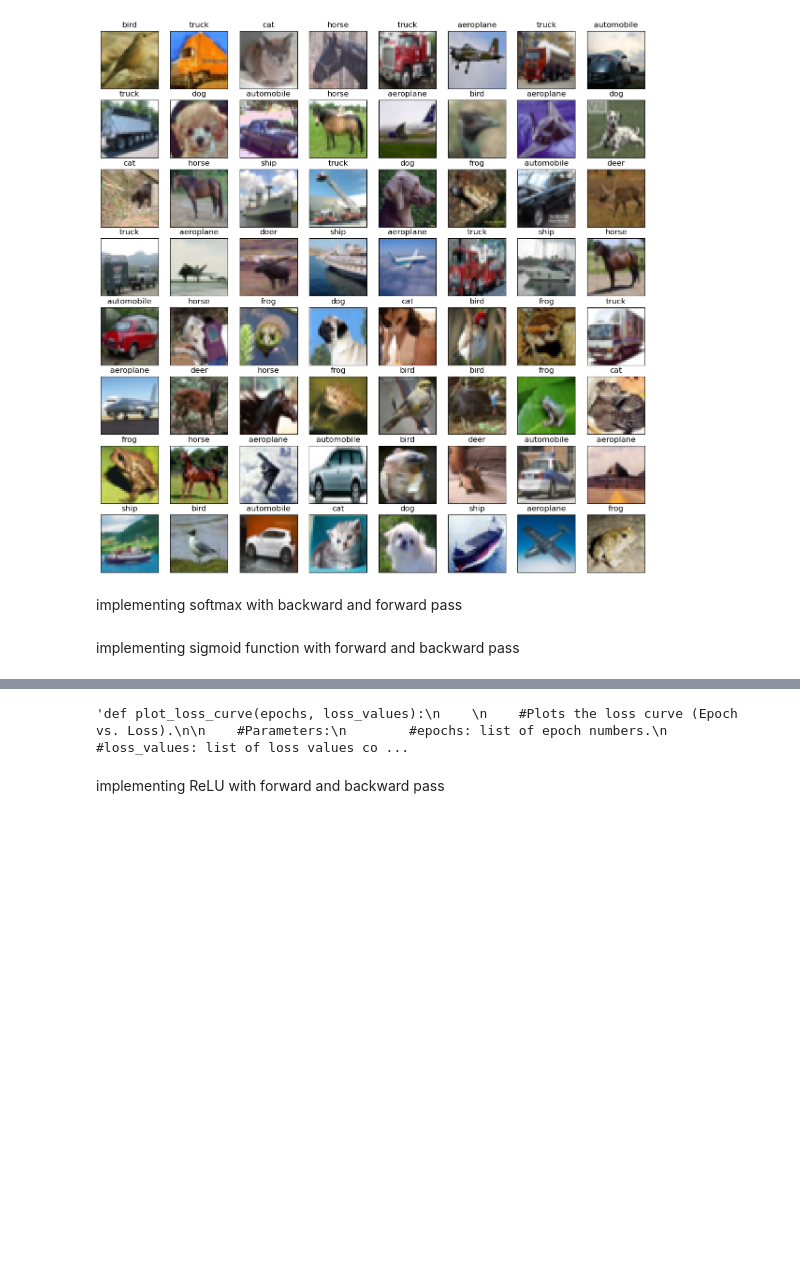
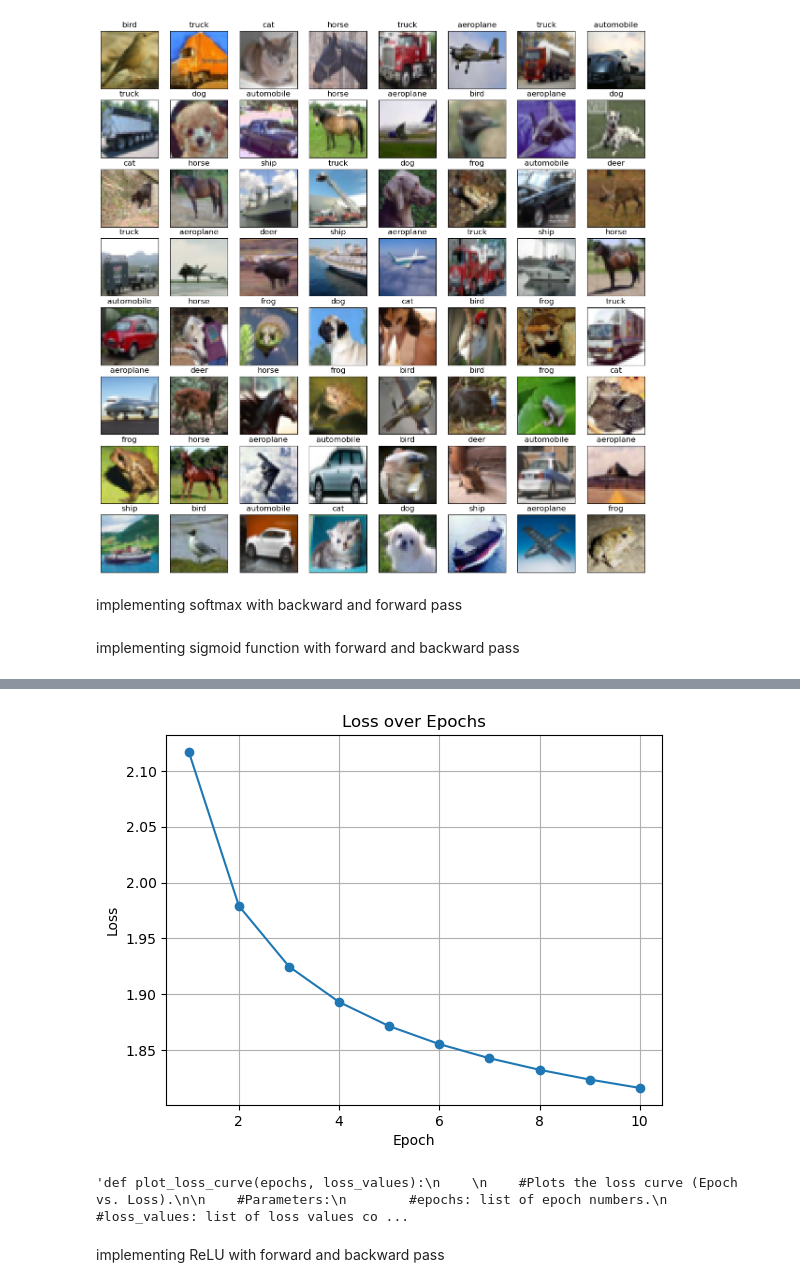
Before and after one commit to arachellee/IN3063-Group-15, a Jupyter notebook: Prog and Maths for AI.ipynb, the cells around one changed output, grey strips where cells are left out. Drawn from its saved outputs; the diff is of its cells as text; code cells hidden in the pictures; blank space fills up the shorter version.

```diff
--- a/Prog and Maths for AI.ipynb
+++ b/Prog and Maths for AI.ipynb
@@ -100,10 +100,20 @@ def softmax(x):
     return exp_x / np.sum(exp_x, axis=1, keepdims=True)
 
 # Cross-Entropy Loss
-def cross_entropy_loss(y_true, y_pred):
+"""def cross_entropy_loss(y_true, y_pred):
     epsilon = 1e-15
     y_pred = np.clip(y_pred, epsilon, 1 - epsilon)
+    return -np.mean(np.sum(y_true * np.log(y_pred), axis=1))"""
+def cross_entropy_loss(y_true, y_pred):
+    y_pred = np.clip(y_pred, 1e-10, 1 - 1e-10)  # Avoid log(0)
     return -np.mean(np.sum(y_true * np.log(y_pred), axis=1))
+
+# Initialize weights and biases
+def initialize_weights(input_size, output_size):
+    weights = np.random.randn(input_size, output_size) * np.sqrt(2.0 / input_size)  # He initialization
+    biases = np.zeros((1, output_size))
+    return weights, biases
+
 
 # Derivative of softmax with cross-entropy
 def softmax_cross_entropy_backward(y_true, y_pred):
@@ -147,17 +157,23 @@ def sigmoid_derivative(x):
     return ds
 
 # Initialize weights and biases
-def initialize_weights(input_size, output_size):
+"""def initialize_weights(input_size, output_size):
     weights = np.random.randn(input_size, output_size) * 0.01
     biases = np.zeros((1, output_size))
+    return weights, biases"""
+def initialize_weights(input_size, output_size):
+    weights = np.random.randn(input_size, output_size).astype(np.float32) * np.sqrt(2.0 / input_size)
+    biases = np.zeros((1, output_size), dtype =np.float32)
     return weights, biases
 
 #define forward and backward pass/ propagation for the sigmoid function
-def forward_backward_pass(x, y, weights, biases, learning_rate=0.01):
+def forward_backward_pass(x, y, weights, biases, learning_rate=0.001):
     # Forward pass
     z = np.dot(x, weights) + biases
-    # TODO this needs to be softmax
     a = softmax(z)
+    #return loss, weights, biases
+
+    loss = cross_entropy_loss(y,a)
 
     # Loss (mean squared error for simplicity)
     #loss = np.mean((y - a) ** 2)
@@ -165,14 +181,20 @@ def forward_backward_pass(x, y, weights, biases, learning_rate=0.01):
     # Cross-entropy loss
     #print("y: ", y)
     #print("log: " , np.log(a + 1e-15))
-    loss = -np.mean(np.sum(y * np.log(a + 1e-15), axis=1))
+    #loss = -np.mean(np.sum(y * np.log(a + 1e-15), axis=1))
+    """def cross_entropy_loss(y_true, y_pred):
+    y_pred = np.clip(y_pred, 1e-10, 1 - 1e-10)  # Avoid log(0)
+    return -np.mean(np.sum(y_true * np.log(y_pred), axis=1))"""
 
     # Backward pass
-    d_loss = 2 * (a - y) / y.size  # Derivative of loss with respect to a
+    """d_loss = 2 * (a - y) / y.size  # Derivative of loss with respect to a
     d_a = d_loss * sigmoid_derivative(a)  # Derivative of sigmoid activation
 
     d_weights = np.dot(x.T, d_a)  # Derivative w.r.t weights
-    d_biases = np.sum(d_a, axis=0, keepdims=True)  # Derivative with respect to biases
+    d_biases = np.sum(d_a, axis=0, keepdims=True)  # Derivative with respect to biases"""
+    d_loss = (a - y).astype(np.float32) / y.shape[0]  # Gradient of loss with respect to predictions
+    d_weights = np.dot(x.T, d_loss) / x.shape[0]  # Gradient w.r.t weights
+    d_biases = np.sum(d_loss, axis=0, keepdims=True) / x.shape[0]  # Gradient w.r.t biases
 
     # Update weights and biases
     weights -= learning_rate * d_weights
@@ -181,30 +203,59 @@ def forward_backward_pass(x, y, weights, biases, learning_rate=0.01):
     return loss, weights, biases
 
 # Training
-def train(x_train, y_train, input_size, output_size, epochs=10, learning_rate=0.01):
+def train(x_train, y_train, input_size, output_size, epochs=10, batch_size = 64, learning_rate=0.01):
     weights, biases = initialize_weights(input_size, output_size)
+    losses = [] # initialize the list to track losses over epochs.
 
+    """for epoch in range(epochs):
+        loss, weights, biases = forward_backward_pass(x_train, y_train, weights, biases, learning_rate)
+        losses.append(loss)
+        print(f"Epoch {epoch + 1}/{epochs}, Loss: {loss:.4f}")"""
+    num_batches = x_train.shape[0] // batch_size
     for epoch in range(epochs):
-        loss, weights, biases = forward_backward_pass(x_train, y_train, weights, biases, learning_rate)
-        print(f"Epoch {epoch + 1}/{epochs}, Loss: {loss:.4f}")
+        epoch_loss = 0
+        for i in range(num_batches):
+            # Create mini-batches
+            start = i * batch_size
+            end = start + batch_size
+            x_batch = x_train[start:end]
+            y_batch = y_train[start:end]
 
-    return weights, biases
+            # Forward and backward pass
+            loss, weights, biases = forward_backward_pass(x_batch, y_batch, weights, biases, learning_rate)
+            epoch_loss += loss
+
+        # Record and print the average loss for the epoch
+        losses.append(epoch_loss / num_batches)
+        print(f"Epoch {epoch + 1}/{epochs}, Loss: {losses[-1]:.4f}")
+
+    return weights, biases, losses
 
 # Set hyperparameters
 input_size = X_train.shape[1] * X_train.shape[2] * X_train.shape[3]  # Flattened size of CIFAR-10 images (3072)
 output_size = 10  # Number of classes
 epochs = 10
+batch_size = 64
 learning_rate = 0.1
 
 # Preprocess data: Flatten and normalize
-X_train = X_train.reshape(X_train.shape[0], -1) / 255.0  # Flatten to 1D and normalize
-X_valid = X_valid.reshape(X_valid.shape[0], -1) / 255.0  # Flatten to 1D and normalize
-X_test = X_test.reshape(X_test.shape[0], -1) / 255.0    # Flatten to 1D and normalize
+X_train = X_train.reshape(X_train.shape[0], -1).astype(np.float32) / 255.0  # Flatten to 1D and normalize
+X_valid = X_valid.reshape(X_valid.shape[0], -1).astype(np.float32) / 255.0  # Flatten to 1D and normalize
+X_test = X_test.reshape(X_test.shape[0], -1).astype(np.float32) / 255.0    # Flatten to 1D and normalize
 
 y_train = np.eye(10)[y_train.flatten()]  # One-hot encode labels
 y_valid = np.eye(10)[y_valid.flatten()]  # One-hot encode labels
 y_test = np.eye(10)[y_test.flatten()]    # One-hot encode labels
 
 # Train the model
-weights, biases = train(X_train, y_train, input_size, output_size, epochs, learning_rate)
+weights, biases, losses = train(X_train, y_train, input_size, output_size, epochs, batch_size, learning_rate)
+
+# Plot the loss graph
+import matplotlib.pyplot as plt
+plt.plot(range(1, epochs + 1), losses, marker='o')
+plt.xlabel('Epoch')
+plt.ylabel('Loss')
+plt.title('Loss over Epochs')
+plt.grid()
+plt.show()
 # %% [output]
@@ -221,3 +272,4 @@ Epoch 10/10, Loss: 2.2844
+[figure, added]
 # %%
 """def plot_loss_curve(epochs, loss_values):
 
```
Also changed, not shown: parts of 1 cell of this notebook.
